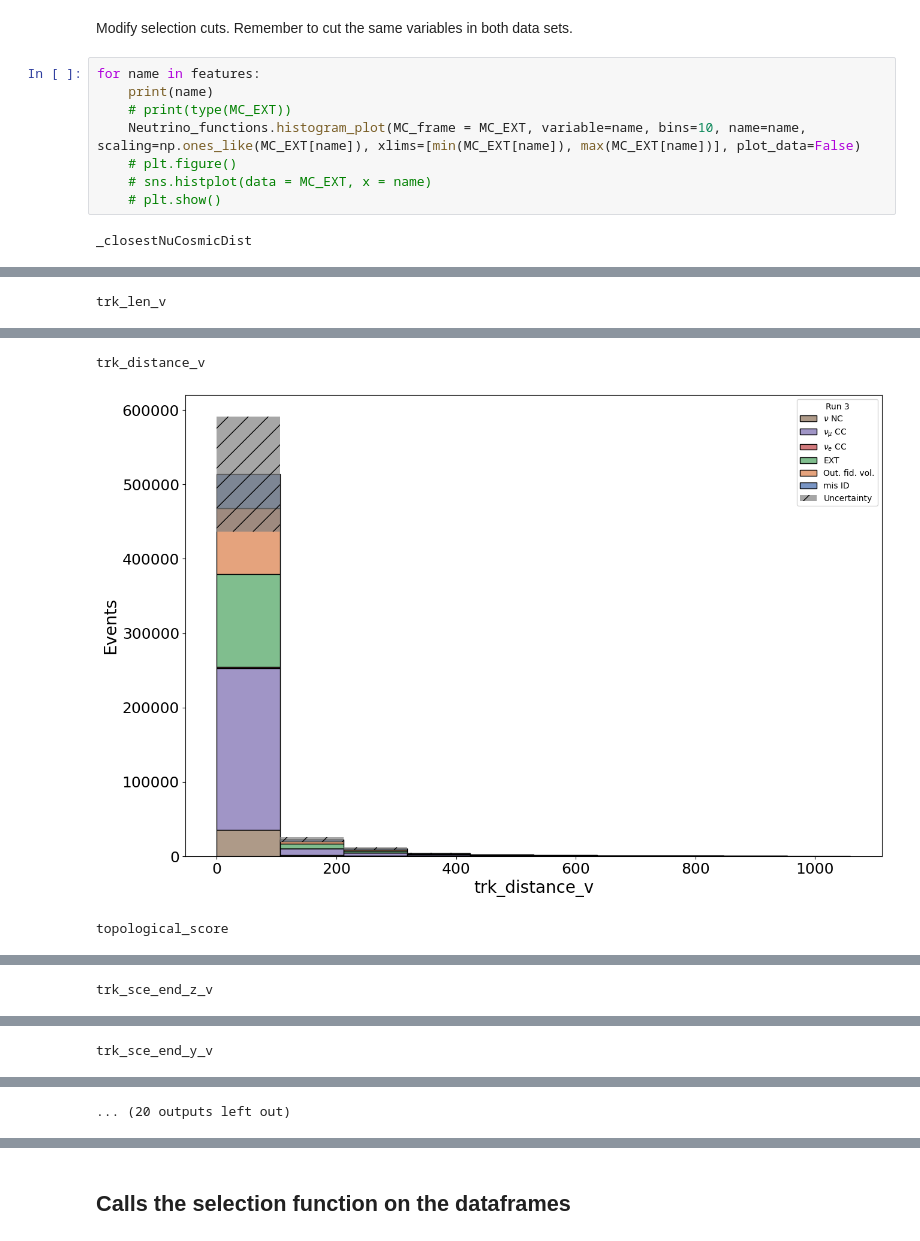
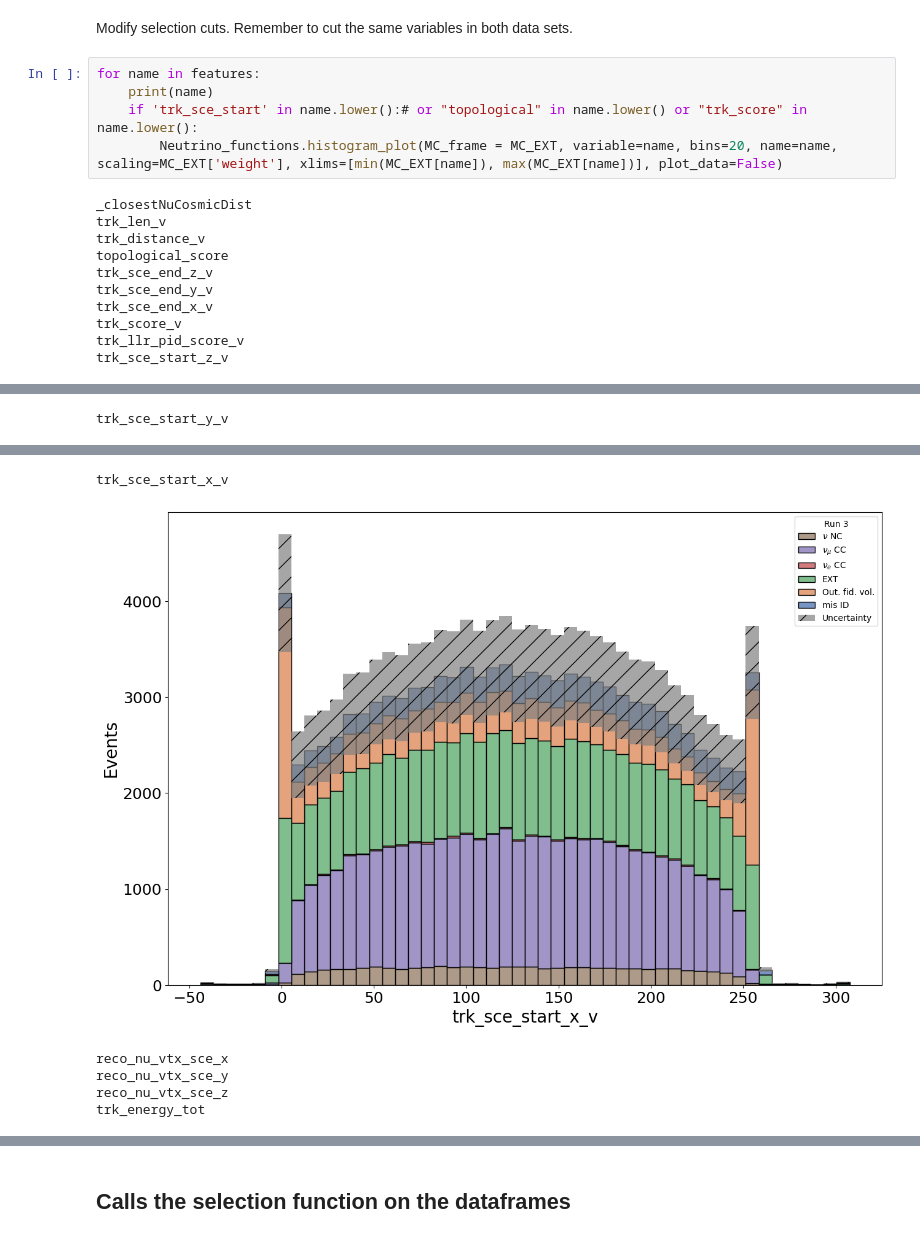
Before and after one commit to fredrikshaw/UOMLabs, a Jupyter notebook: MainAnalysis_template.ipynb, the cells around one changed output, grey strips where cells are left out. Saved outputs shown, nothing was run; the diff lists cells and outputs as text.

```diff
--- a/MainAnalysis_template.ipynb
+++ b/MainAnalysis_template.ipynb
@@ -323,10 +327,16 @@ Modify selection cuts. Remember to cut the same variables in both data sets.
 # %%
 for name in features:
     print(name)
-    # print(type(MC_EXT))
-    Neutrino_functions.histogram_plot(MC_frame = MC_EXT, variable=name, bins=10, name=name, scaling=np.ones_like(MC_EXT[name]), xlims=[min(MC_EXT[name]), max(MC_EXT[name])], plot_data=False)
-    # plt.figure()
-    # sns.histplot(data = MC_EXT, x = name)
-    # plt.show()
+    if 'trk_sce_start' in name.lower():# or "topological" in name.lower() or "trk_score" in name.lower():
+        Neutrino_functions.histogram_plot(MC_frame = MC_EXT, variable=name, bins=20, name=name, scaling=MC_EXT['weight'], xlims=[min(MC_EXT[name]), max(MC_EXT[name])], plot_data=False)
 # %% [output]
 _closestNuCosmicDist
+trk_len_v
+trk_distance_v
+topological_score
+trk_sce_end_z_v
+trk_sce_end_y_v
+trk_sce_end_x_v
+trk_score_v
+trk_llr_pid_score_v
+trk_sce_start_z_v
@@ -334 +344 @@ _closestNuCosmicDist
-trk_len_v
+trk_sce_start_y_v
@@ -336,3 +346,6 @@ trk_len_v
-trk_distance_v
+trk_sce_start_x_v
-[figure, old version]
+[figure, new version]
-topological_score
+reco_nu_vtx_sce_x
+reco_nu_vtx_sce_y
+reco_nu_vtx_sce_z
+trk_energy_tot
@@ -340 +351,0 @@ topological_score
-trk_sce_end_z_v
@@ -342 +351,0 @@ trk_sce_end_z_v
-trk_sce_end_y_v
@@ -344,2 +352 @@ trk_sce_end_y_v
-... (20 outputs left out)
 # %%
```
Also changed, not shown: parts of 21 cells of this notebook, 1 other file.
